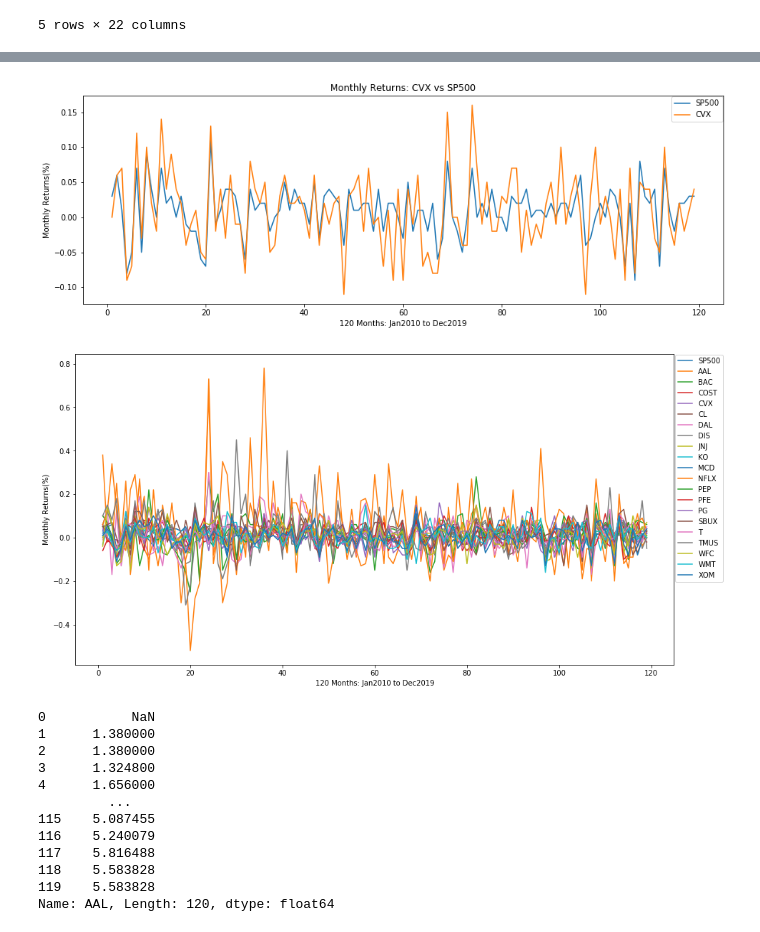
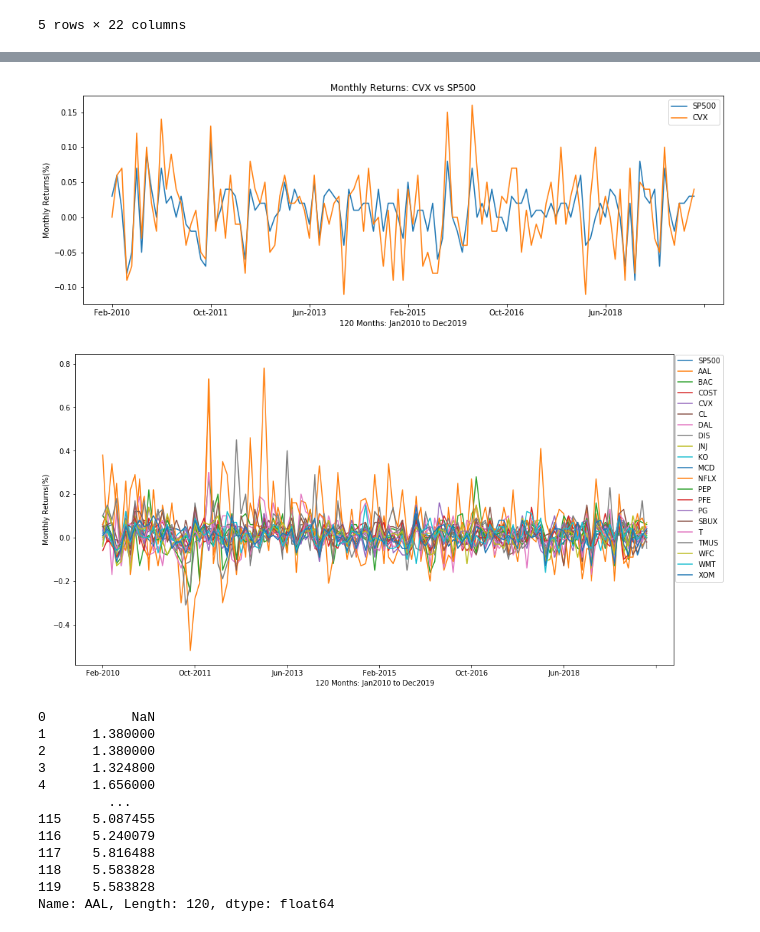
Before and after one commit to claybeaver/Group9_Project1, a Jupyter notebook: Final_notebook.ipynb, the cells around one changed output, grey strips where cells are left out. Cells and saved outputs as stored; diff of their text form; code cells hidden in the pictures.

```diff
--- a/Final_notebook.ipynb
+++ b/Final_notebook.ipynb
@@ -94,3 +94,14 @@ returns_df.head()
 | 4 | 2010-05-01 | 0.25 | -0.12 | -0.01 | -0.09 | -0.06 | 0.12 | -0.09 | -0.09 | -0.04 | ... | ... |
 | 5 | 2010-06-01 | -0.02 | -0.09 | -0.06 | -0.07 | 0.01 | -0.13 | -0.06 | 0.02 | -0.02 | ... | ... |
 5 rows × 22 columns
+# %%
+# Plot returns for a single stock and sp500
+# Saved the .plot() as a new variable so I could call a legend to it in the following line. (clay)
+# Change Date axis to Mon-YY
+import matplotlib.dates as mdates
+from datetime import datetime as dt
+
+returns_df['Date'] = returns_df['Date'].astype('datetime64[ns]')
+returns_df['Date'] = returns_df['Date'].dt.strftime('%b-%Y')
+returns_df = returns_df.set_index('Date')
+returns_df.head()
@@ -97,18 +145,18 @@ returns_df.head()
 # %%
-# Plot returns for a single stock and sp500
-# Saved the .plot() as a new variable so I could call a legend to it in the following line. (clay)
+# Change the x_axis to be in Date format
 rcParams['figure.figsize'] = 15, 5
+x_axis = returns_df.index
+y_axis = returns_df[['SP500', 'CVX']]
 returns_plot = returns_df[["SP500","CVX"]].plot()
-returns_plot.legend(loc='best', borderaxespad=0.1)
+returns_plot
 plt.title('Monthly Returns: CVX vs SP500')
 plt.xlabel("120 Months: Jan2010 to Dec2019")
 plt.ylabel("Monthly Returns(%)")
-plt.savefig("Images/01_SingleStockMonthReturns.png")
+plt.savefig("Images/01_SP500-CVX_LinePlot_Date-Index.png")
 plt.gcf()
 plt.show()
-#plt.savefig("Images/01_SingleStockMonthReturns.png")
 # %% [output]
-[figure, old version]
+[figure, new version]
 # %%
 #Plot line plot of all returns to show monthly volatility and how they all swing on average between +-10% monthly
 rcParams['figure.figsize'] = 15, 8
@@ -118,11 +166,11 @@ all_returns_plot = returns_df[["SP500","AAL","BAC","COST","CVX","CL","DAL","DIS"
 all_returns_plot.legend(bbox_to_anchor=(1.001, 1), loc='upper left', borderaxespad=0.1)
 plt.xlabel("120 Months: Jan2010 to Dec2019")
 plt.ylabel("Monthly Returns(%)")
-plt.savefig("Images/02_MonthReturns_AllAssets.png")
+plt.savefig("Images/02_MonthReturns_AllAssets_Date-Index.png")
 plt.gcf()
 plt.show()
 # %% [output]
-[figure, old version]
+[figure, new version]
 # %%
 #Calculate the cummulative returns of the stocks over the 10 years period
 sp500cumret = (sp500_returns + 1).cumprod()
```
Also changed, not shown: parts of 14 cells of this notebook, 11 other files.
